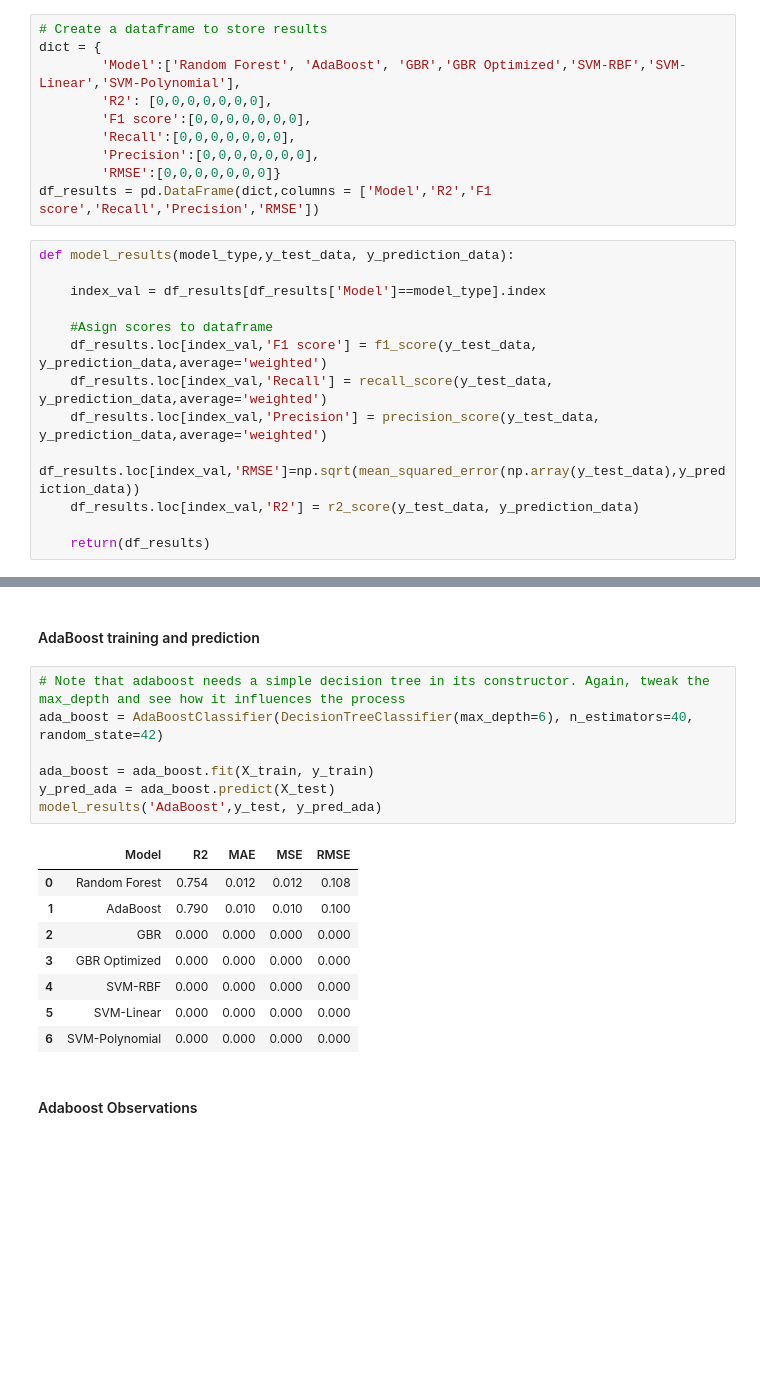
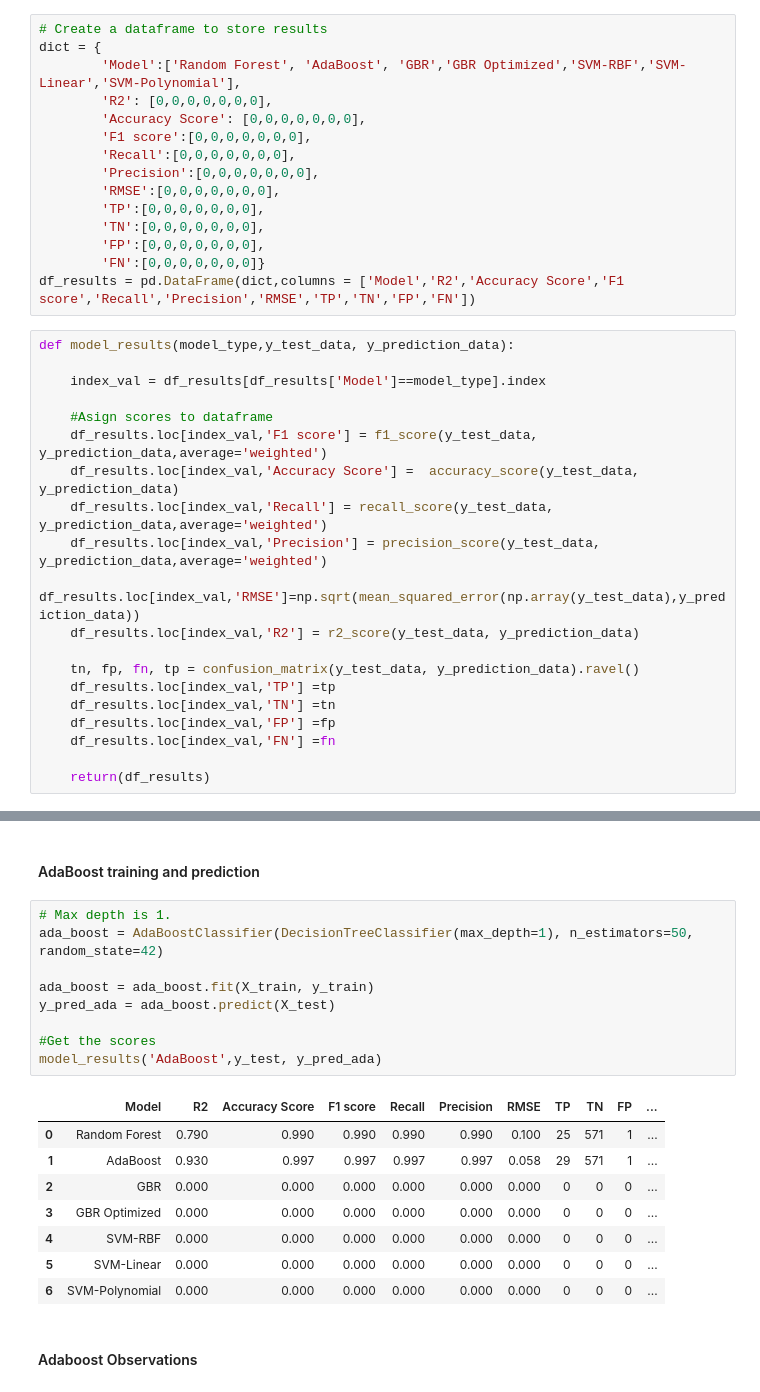
Before and after one commit to kennedynjoroge/Hypothyroid_Disease_Prediction_Using_RF_and_SVM, a Jupyter notebook: Hypothyroid_Disease_Prediction_Using_RF_and_SVM.ipynb, the cells around one changed output, grey strips where cells are left out. Saved outputs shown, nothing was run; the diff lists cells and outputs as text; blank space fills up the shorter version.

```diff
--- a/Hypothyroid_Disease_Prediction_Using_RF_and_SVM.ipynb
+++ b/Hypothyroid_Disease_Prediction_Using_RF_and_SVM.ipynb
@@ -618,11 +617,16 @@ comparison_frame.sample(5)
 dict = {
         'Model':['Random Forest', 'AdaBoost', 'GBR','GBR Optimized','SVM-RBF','SVM-Linear','SVM-Polynomial'],
         'R2': [0,0,0,0,0,0,0],
+        'Accuracy Score': [0,0,0,0,0,0,0],
         'F1 score':[0,0,0,0,0,0,0],
         'Recall':[0,0,0,0,0,0,0],
         'Precision':[0,0,0,0,0,0,0],
-        'RMSE':[0,0,0,0,0,0,0]}
-df_results = pd.DataFrame(dict,columns = ['Model','R2','F1 score','Recall','Precision','RMSE'])
+        'RMSE':[0,0,0,0,0,0,0],
+        'TP':[0,0,0,0,0,0,0],
+        'TN':[0,0,0,0,0,0,0],
+        'FP':[0,0,0,0,0,0,0],
+        'FN':[0,0,0,0,0,0,0]}
+df_results = pd.DataFrame(dict,columns = ['Model','R2','Accuracy Score','F1 score','Recall','Precision','RMSE','TP','TN','FP','FN'])
 # %%
 def model_results(model_type,y_test_data, y_prediction_data):
 
@@ -630,9 +634,16 @@ def model_results(model_type,y_test_data, y_prediction_data):
 
     #Asign scores to dataframe
     df_results.loc[index_val,'F1 score'] = f1_score(y_test_data, y_prediction_data,average='weighted')
+    df_results.loc[index_val,'Accuracy Score'] =  accuracy_score(y_test_data, y_prediction_data)
     df_results.loc[index_val,'Recall'] = recall_score(y_test_data, y_prediction_data,average='weighted')
     df_results.loc[index_val,'Precision'] = precision_score(y_test_data, y_prediction_data,average='weighted')
     df_results.loc[index_val,'RMSE']=np.sqrt(mean_squared_error(np.array(y_test_data),y_prediction_data))
     df_results.loc[index_val,'R2'] = r2_score(y_test_data, y_prediction_data)
 
+    tn, fp, fn, tp = confusion_matrix(y_test_data, y_prediction_data).ravel()
+    df_results.loc[index_val,'TP'] =tp
+    df_results.loc[index_val,'TN'] =tn
+    df_results.loc[index_val,'FP'] =fp
+    df_results.loc[index_val,'FN'] =fn
+
     return(df_results)
@@ -740,21 +725,23 @@ What can you conclude about the fit of your model?</span>
 # %% [markdown]
 #### AdaBoost training and prediction
 # %%
-# Note that adaboost needs a simple decision tree in its constructor. Again, tweak the max_depth and see how it influences the process
-ada_boost = AdaBoostClassifier(DecisionTreeClassifier(max_depth=6), n_estimators=40, random_state=42)
+# Max depth is 1.
+ada_boost = AdaBoostClassifier(DecisionTreeClassifier(max_depth=1), n_estimators=50, random_state=42)
 
 ada_boost = ada_boost.fit(X_train, y_train)
 y_pred_ada = ada_boost.predict(X_test)
+
+#Get the scores
 model_results('AdaBoost',y_test, y_pred_ada)
 # %% [output]
-|  | Model | R2 | MAE | MSE | RMSE |
-| 0 | Random Forest | 0.754 | 0.012 | 0.012 | 0.108 |
-| 1 | AdaBoost | 0.790 | 0.010 | 0.010 | 0.100 |
-| 2 | GBR | 0.000 | 0.000 | 0.000 | 0.000 |
-| 3 | GBR Optimized | 0.000 | 0.000 | 0.000 | 0.000 |
-| 4 | SVM-RBF | 0.000 | 0.000 | 0.000 | 0.000 |
-| 5 | SVM-Linear | 0.000 | 0.000 | 0.000 | 0.000 |
-| 6 | SVM-Polynomial | 0.000 | 0.000 | 0.000 | 0.000 |
+|  | Model | R2 | Accuracy Score | F1 score | Recall | Precision | RMSE | TP | TN | FP | ... |
+| 0 | Random Forest | 0.790 | 0.990 | 0.990 | 0.990 | 0.990 | 0.100 | 25 | 571 | 1 | ... |
+| 1 | AdaBoost | 0.930 | 0.997 | 0.997 | 0.997 | 0.997 | 0.058 | 29 | 571 | 1 | ... |
+| 2 | GBR | 0.000 | 0.000 | 0.000 | 0.000 | 0.000 | 0.000 | 0 | 0 | 0 | ... |
+| 3 | GBR Optimized | 0.000 | 0.000 | 0.000 | 0.000 | 0.000 | 0.000 | 0 | 0 | 0 | ... |
+| 4 | SVM-RBF | 0.000 | 0.000 | 0.000 | 0.000 | 0.000 | 0.000 | 0 | 0 | 0 | ... |
+| 5 | SVM-Linear | 0.000 | 0.000 | 0.000 | 0.000 | 0.000 | 0.000 | 0 | 0 | 0 | ... |
+| 6 | SVM-Polynomial | 0.000 | 0.000 | 0.000 | 0.000 | 0.000 | 0.000 | 0 | 0 | 0 | ... |
 # %% [markdown]
 #### Adaboost Observations
 # %% [markdown]
```
Also changed, not shown: parts of 47 cells of this notebook.
